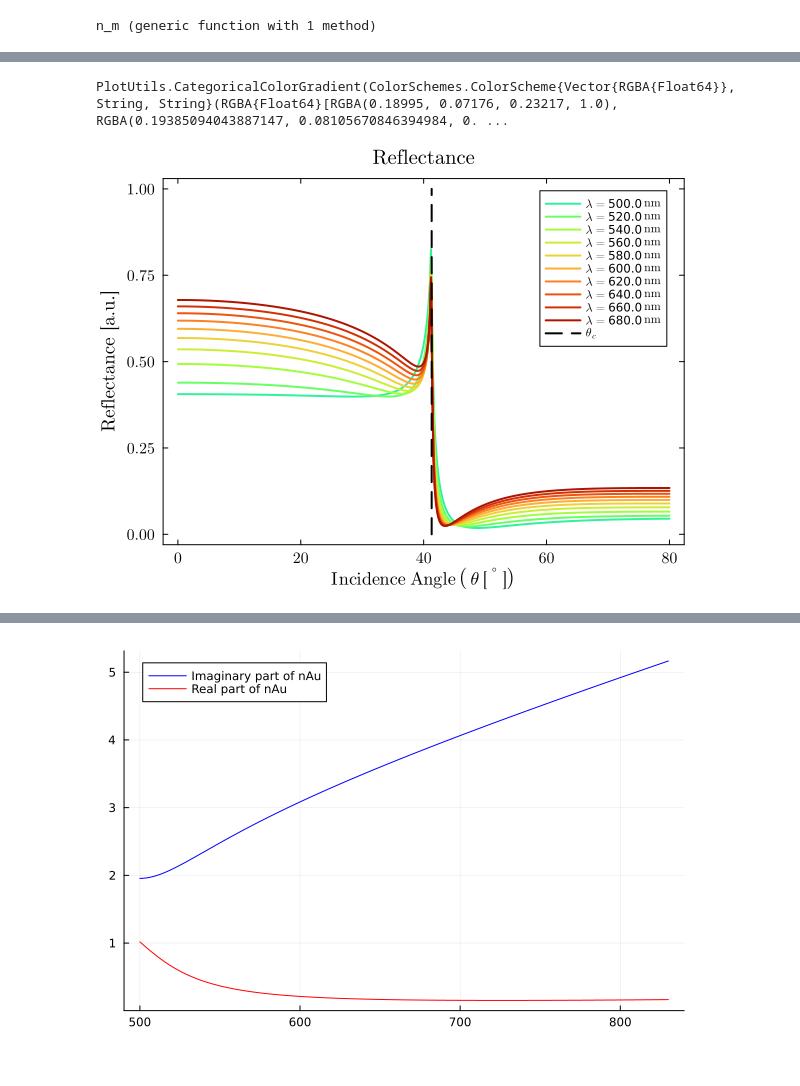
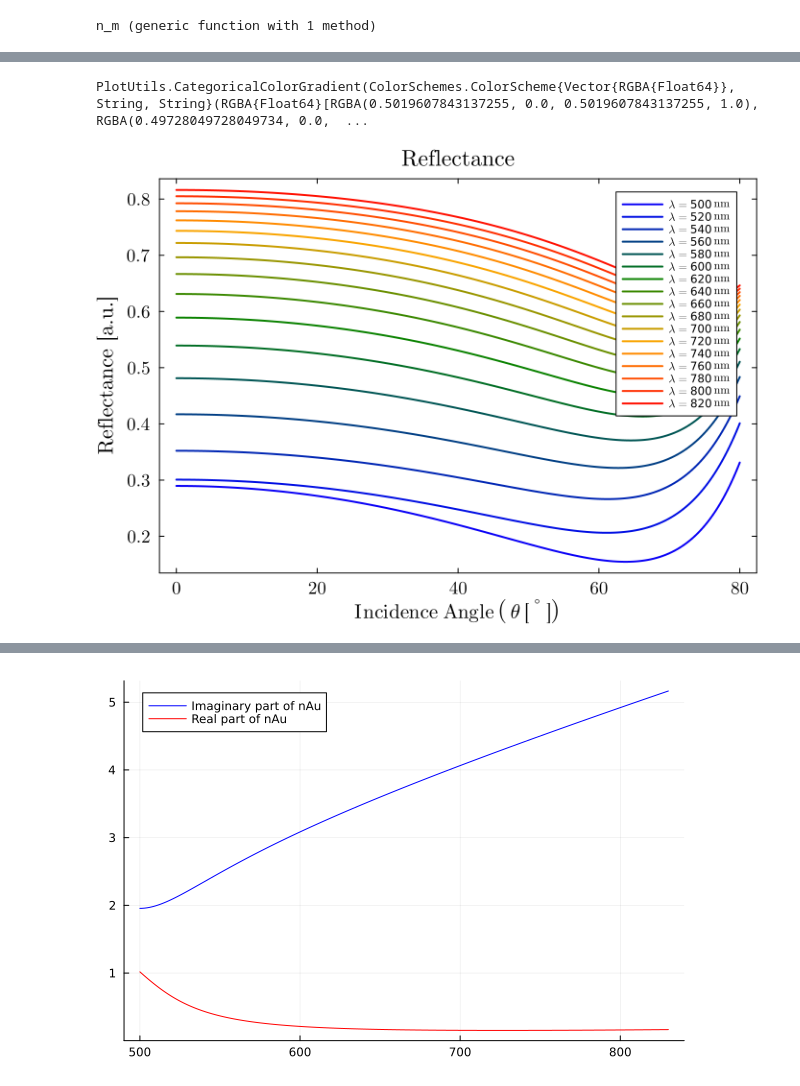
Before and after one commit to ArifMoranV/Optics, a Jupyter notebook: matrixmthd.ipynb, the cells around one changed output, grey strips where cells are left out. Saved outputs shown, nothing was run; the diff lists cells and outputs as text; code cells hidden in the pictures.

```diff
--- a/matrixmthd.ipynb
+++ b/matrixmthd.ipynb
@@ -115,22 +21,16 @@ Timmy (generic function with 1 method)
 # -------------------------------
 # Parameters
 # -------------------------------
-N =collect(range(2, 20, step=2))           # number of thin films (intermediate layers)
+
 pol = 0               # polarization: 0 = TM, 1 = TE
-lam_ini = 500.0       # initial wavelength [nm]
+lam_ini = 360.0       # initial wavelength [nm]
 lam_fin = 830.0       # final wavelength [nm]
 ang_ini = 0.0         # initial incidence angle [deg]
 ang_fin = 80.0        # final incidence angle [deg]
-nsub = 1.515            # substrate refractive index
+nsub = 1.515           # substrate refractive index
 noil1 = 1.512
 nsup = 1.0            # superstrate refractive index
-# ---------------
-# Layer Parameters
-# ----------------
-P=0.9
-dm= 10 #nm
-dd= dm*(1-P)/P
-T1=dm+dd
+
 
 # -------------------------------
 # Wavelength and angle grids
@@ -262,34 +354,28 @@ Trconstant=Tr;
 # %%
-RF=transpose(Rf)
-Θ1= repeat(ang_inc, 1, length(lam));
-n=700-380 #number of colors
-colors = cgrad(:turbo, n, categorical=true)
+n=830-400 #number of colors in the visible spectrum
+colors = cgrad(:rainbow, n, categorical=true)
 # %% [output]
-PlotUtils.CategoricalColorGradient(ColorSchemes.ColorScheme{Vector{RGBA{Float64}}, String, String}(RGBA{Float64}[RGBA(0.18995, 0.07176, 0.23217, 1.0), RGBA(0.19385094043887147, 0.08105670846394984, 0. ...
+PlotUtils.CategoricalColorGradient(ColorSchemes.ColorScheme{Vector{RGBA{Float64}}, String, String}(RGBA{Float64}[RGBA(0.5019607843137255, 0.0, 0.5019607843137255, 1.0), RGBA(0.49728049728049734, 0.0,  ...
 # %%
-# Create a discrete color palette with n colors
-Δλ =20
-sθ =2
-# Now plot using integer indices
 pp = plot(legend=true)
-for i in 1:Δλ:200#length(lam) up to 700 nm
-    plot!(pp, Θ1[1:sθ:end, i], RF[1:sθ:end, i],
-          color = colors[Int.(lam[i])-380],  # Direct integer indexing
-          lw = 2,label = L"\lambda = "* string(real(lam[i])) * L"\ \mathrm{nm}"
+
+iλ=1:20:330
+plot!(pp,ang_inc,  transpose(Rf3D[iλ,:,1]),
+    color = colors[Int.(lam[iλ]').-400],  # Direct integer indexing
+    lw = 2,label = L"\lambda = ".* string.(Int.(real.(lam[iλ]'))).* L"\ \mathrm{nm}"
 )
-end
-plot!(ThetaC, RfAux, lw=2, ls=:dash, color=:black, label=L"\theta_c")
+#plot!(ThetaC, RfAux, lw=2, ls=:dash, color=:black, label=L"\theta_c")
 savefig("Reflectancevslambda.svg")
 xlabel!(L"\mathrm{Incidence\ Angle\ }\left(\theta\ [^\circ]\right)")
 ylabel!("Reflectance [a.u.]")
 #ylim!(-0.01, 1.01)
 #xlim!(ang_ini, ang_fin)
 plot!(legend=:topright, title="Reflectance")
-savefig("Reflectance_lambdas_vsangle.svg")
-savefig("Reflectance_lambdas_vsangle.png")
+savefig("Reflectance_lambdas_vsangle1.svg")
+savefig("Reflectance_lambdas_vsangle1.png")
 display(pp)
 # %% [output]
-[figure, old version]
+[figure, new version]
 # %%
 # Reflectance and Transmittance at specific λ
 Nlam = 134 ###λ = 633 nm
```
Also changed, not shown: parts of 16 cells of this notebook, 38 other files.
